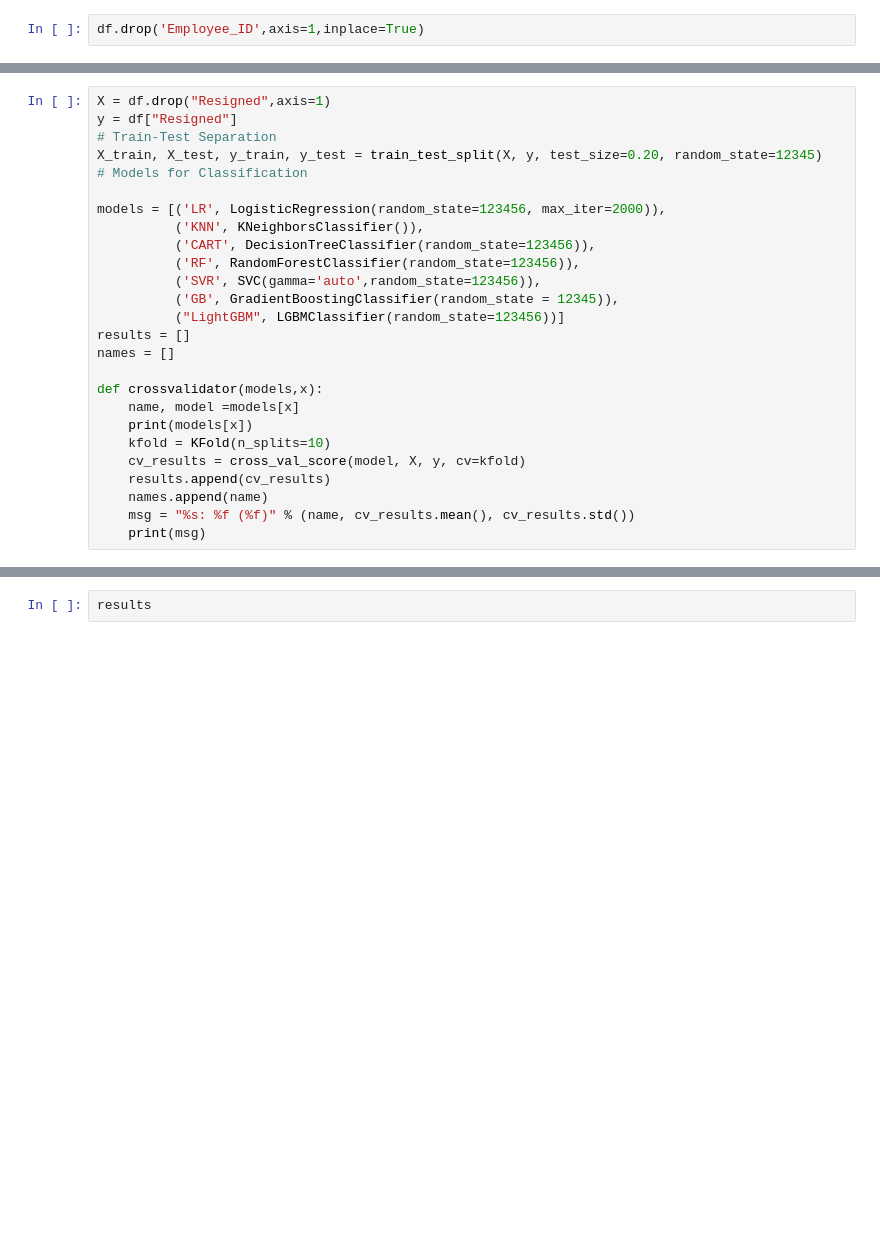
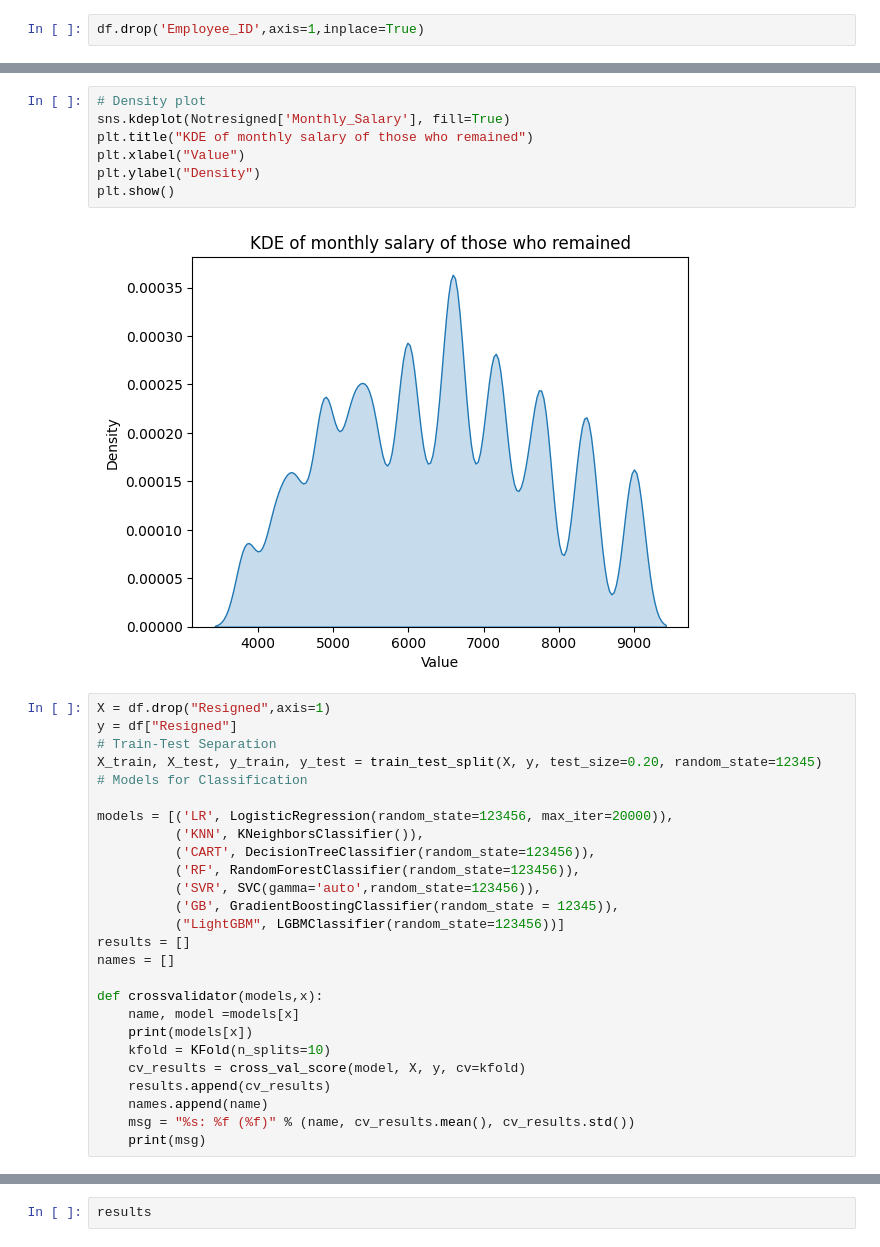
Before and after one commit to sachinsaraff10/churn, a Jupyter notebook: churn-2.ipynb, the cells around one changed output, grey strips where cells are left out. Cells and saved outputs as stored; diff of their text form; blank space fills up the shorter version.

```diff
--- a/churn-2.ipynb
+++ b/churn-2.ipynb
@@ -158,3 +173,12 @@ df.drop('Employee_ID',axis=1,inplace=True)
+# %%
+# Density plot
+sns.kdeplot(Notresigned['Monthly_Salary'], fill=True)
+plt.title("KDE of monthly salary of those who remained")
+plt.xlabel("Value")
+plt.ylabel("Density")
+plt.show()
+# %% [output]
+[figure, added]
 # %%
 X = df.drop("Resigned",axis=1)
 y = df["Resigned"]
@@ -162,7 +186,7 @@ y = df["Resigned"]
 X_train, X_test, y_train, y_test = train_test_split(X, y, test_size=0.20, random_state=12345)
 # Models for Classification
 
-models = [('LR', LogisticRegression(random_state=123456, max_iter=2000)),
+models = [('LR', LogisticRegression(random_state=123456, max_iter=20000)),
           ('KNN', KNeighborsClassifier()),
           ('CART', DecisionTreeClassifier(random_state=123456)),
           ('RF', RandomForestClassifier(random_state=123456)),
```
Also changed, not shown: parts of 11 cells of this notebook.
